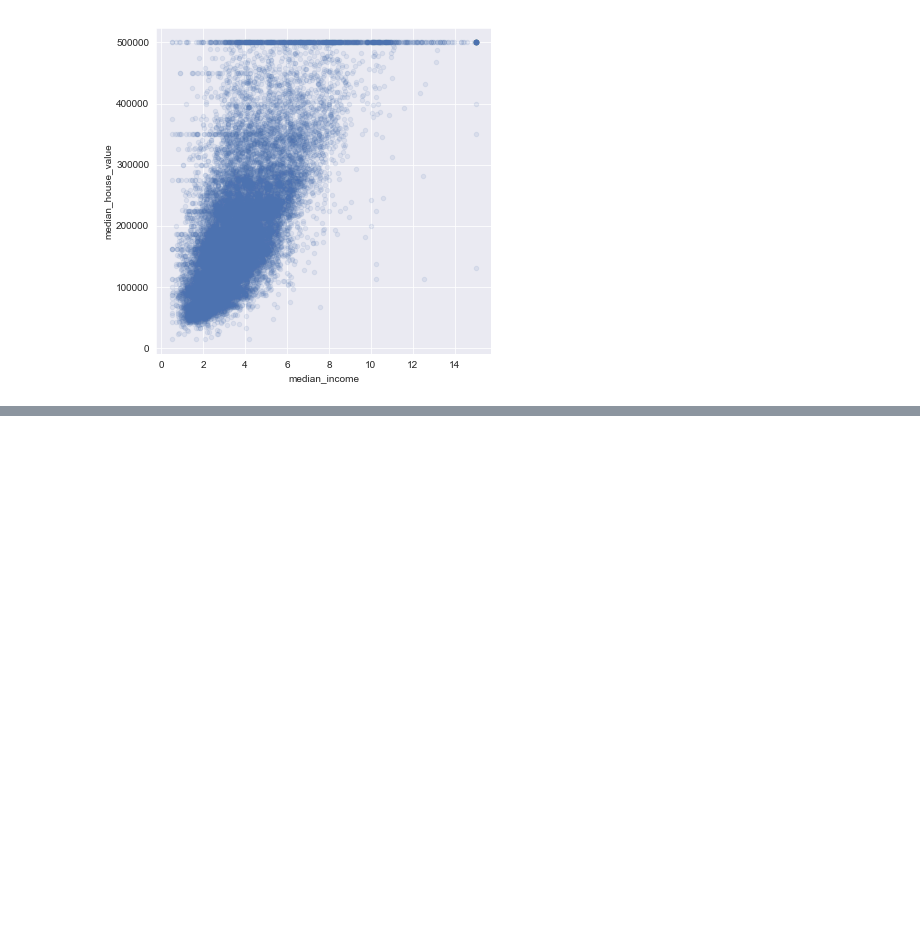
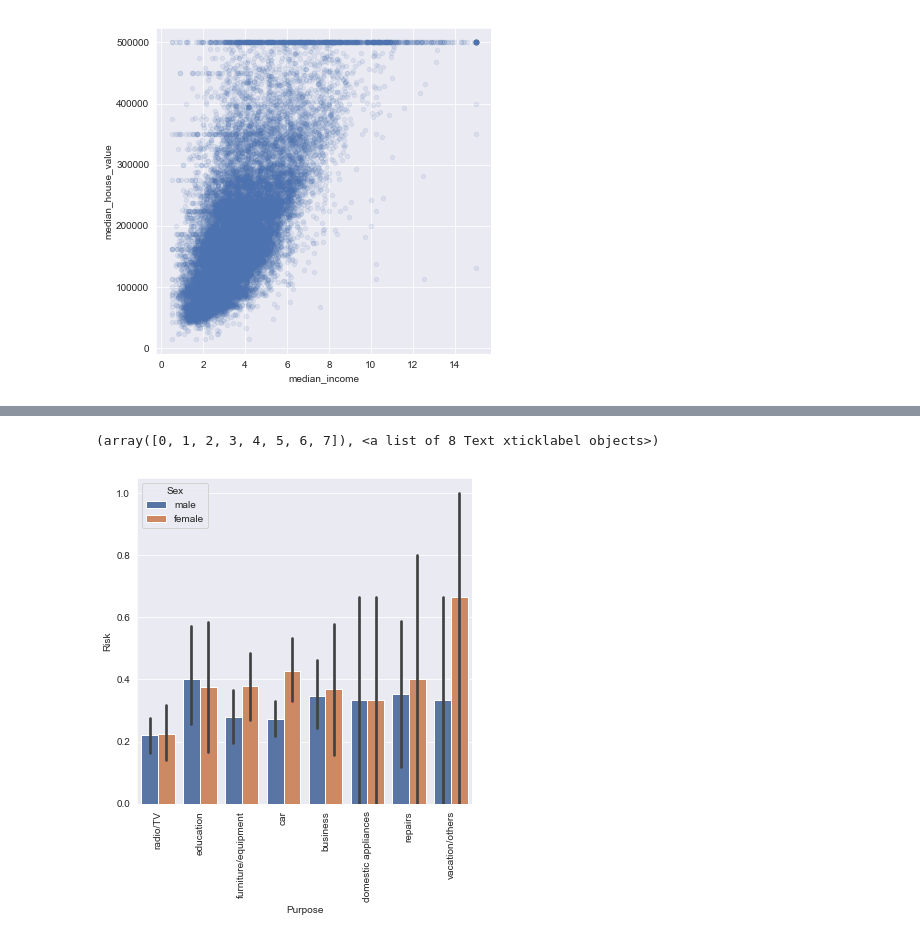
Before and after one commit to jbaeckn/machine-learning-notes, a Jupyter notebook: statistics/190320_machine_learning_statistics.ipynb, the cells around one changed output, grey strips where cells are left out. Drawn from its saved outputs; the diff is of its cells as text; code cells hidden in the pictures; blank space fills up the shorter version.

```diff
--- a/statistics/190320_machine_learning_statistics.ipynb
+++ b/statistics/190320_machine_learning_statistics.ipynb
@@ -349,0 +384,6 @@ housing_data.plot(kind='scatter', x='median_income', y='median_house_value', alp
+# %%
+sns.barplot(x='Purpose', y='Risk', hue='Sex', data=german_dataset)
+plt.xticks(rotation=90)
+# %% [output]
+(array([0, 1, 2, 3, 4, 5, 6, 7]), <a list of 8 Text xticklabel objects>)
+[figure, added]
```
Also changed, not shown: parts of 5 cells of this notebook, 5 other files.
